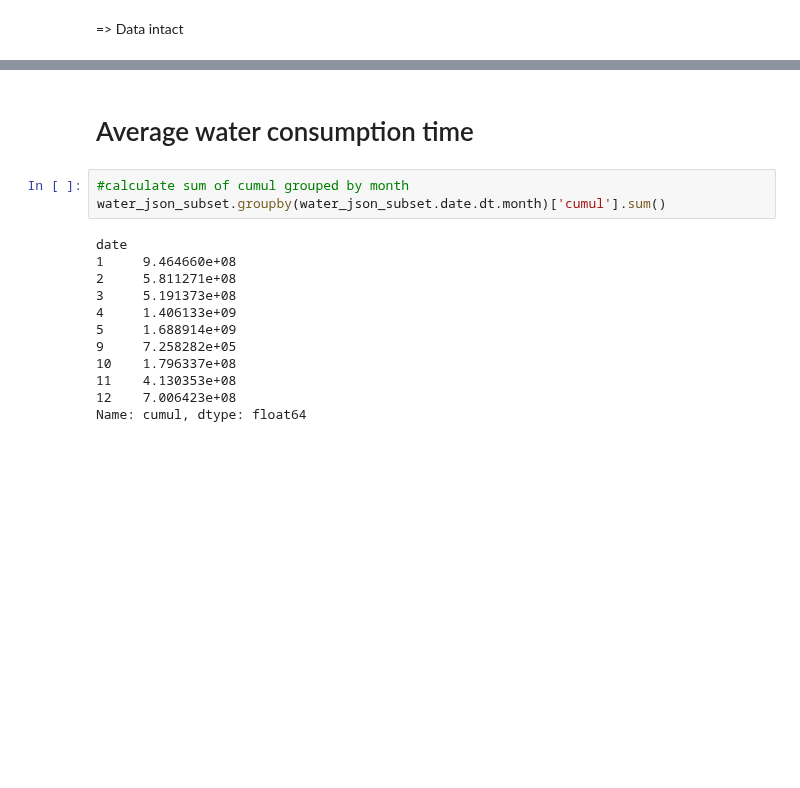
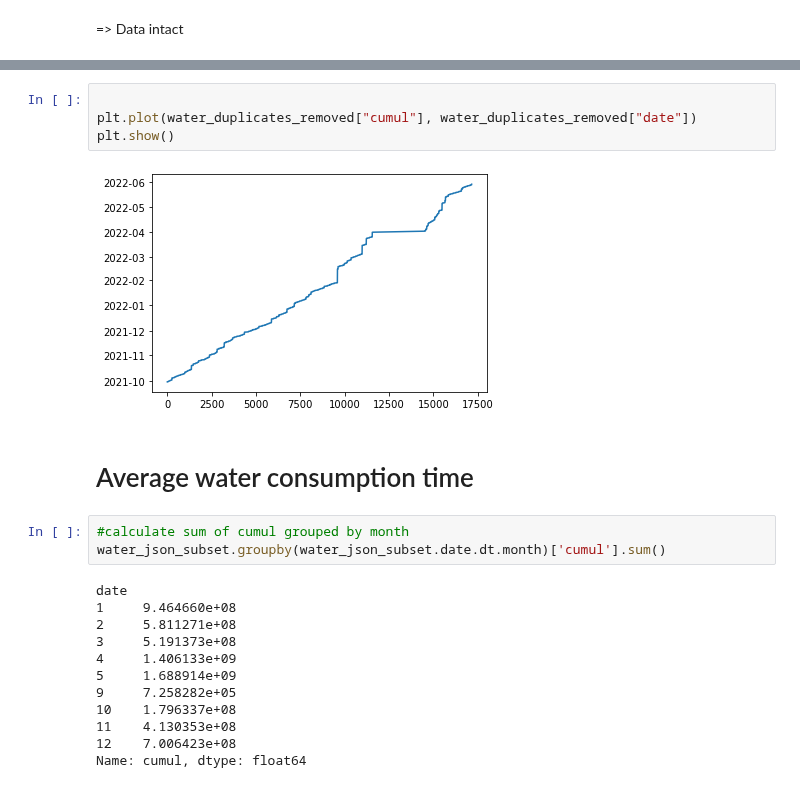
Before and after one commit to Cyrine-afk/Water-Consumption, a Jupyter notebook: Water DB.ipynb, the cells around one changed output, grey strips where cells are left out. Saved outputs shown, nothing was run; the diff lists cells and outputs as text; blank space fills up the shorter version.

```diff
--- a/Water DB.ipynb
+++ b/Water DB.ipynb
@@ -609,3 +683,9 @@ water_duplicates_removed
+# %%
+
+plt.plot(water_duplicates_removed["cumul"], water_duplicates_removed["date"])
+plt.show()
+# %% [output]
+[figure, added]
 # %% [markdown]
 # Average water consumption time
 # %%
```
Also changed, not shown: parts of 19 cells of this notebook.
